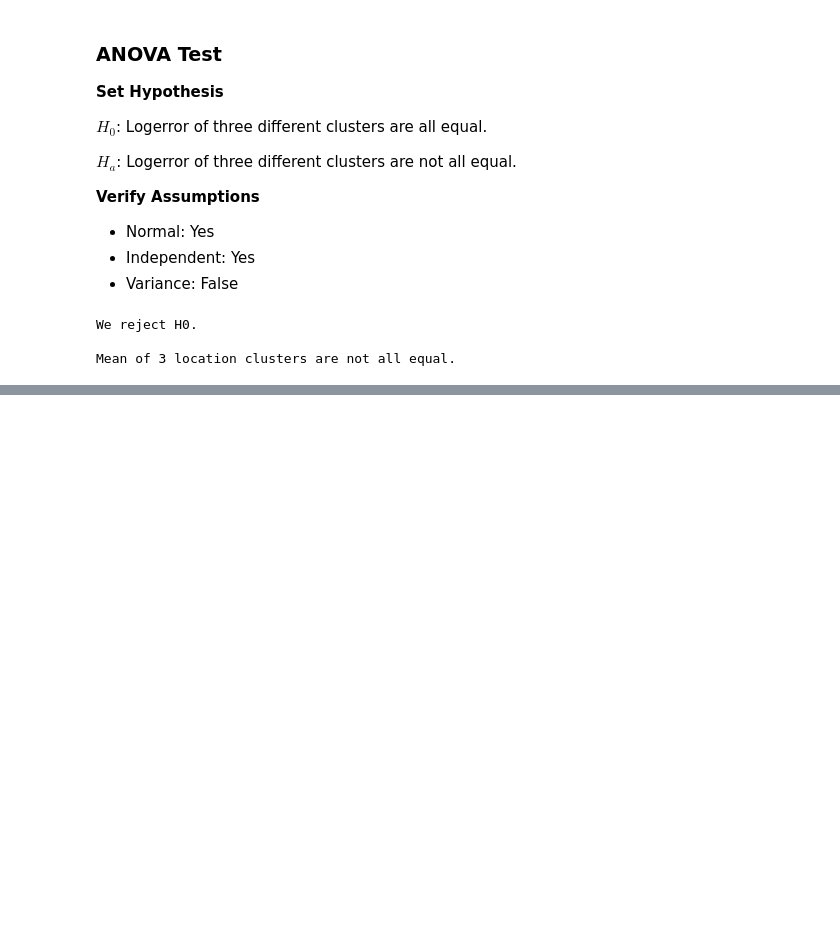
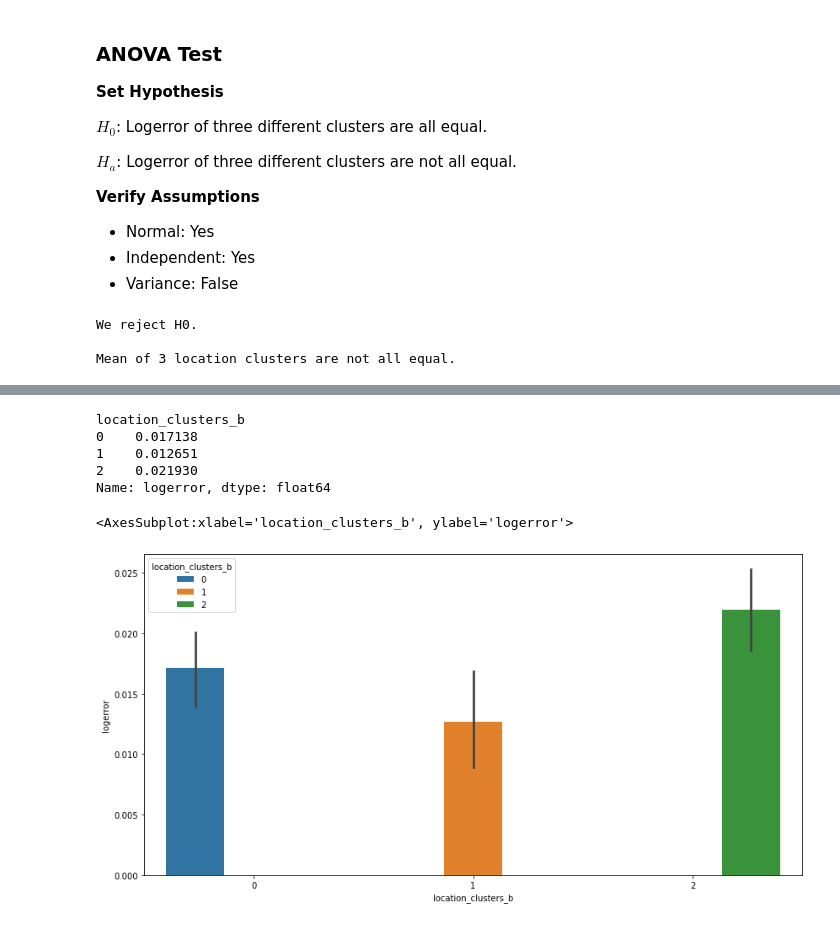
Before and after one commit to m3redithw/Zestimates-Clustering-Project, a Jupyter notebook: modeling.ipynb, the cells around one changed output, grey strips where cells are left out. Saved outputs shown, nothing was run; the diff lists cells and outputs as text; code cells hidden in the pictures; blank space fills up the shorter version.

```diff
--- a/modeling.ipynb
+++ b/modeling.ipynb
@@ -148,0 +171,21 @@ Mean of 3 location clusters are not all equal.
+# %%
+# Create clusters and fit cluster model
+kmeans = KMeans(n_clusters=3)
+kmeans.fit(cluster_vars)
+
+location_clusters = kmeans.predict(cluster_vars)
+train['location_clusters_b'] = location_clusters
+train.groupby('location_clusters_b').logerror.mean()
+# %% [output]
+location_clusters_b
+0    0.017138
+1    0.012651
+2    0.021930
+Name: logerror, dtype: float64
+# %%
+plt.figure(figsize = (14,7))
+sns.barplot(x='location_clusters_b', y=
+            'logerror', hue='location_clusters_b', data = train)
+# %% [output]
+<AxesSubplot:xlabel='location_clusters_b', ylabel='logerror'>
+[figure, added]
```
Also changed, not shown: parts of 11 cells of this notebook.
